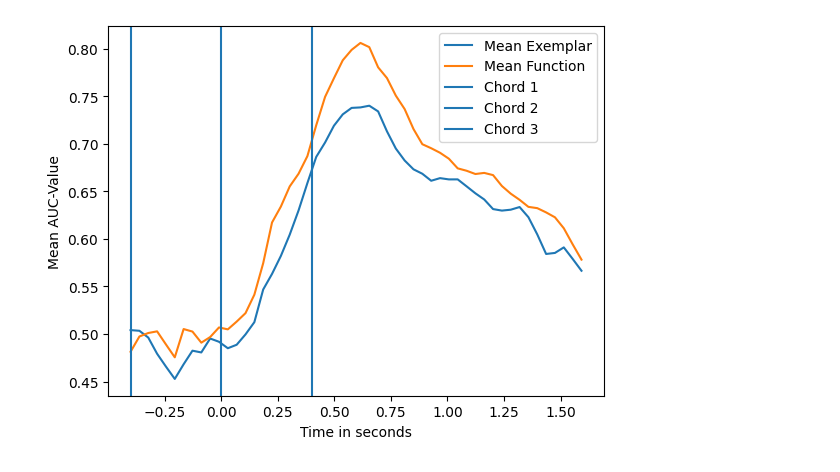
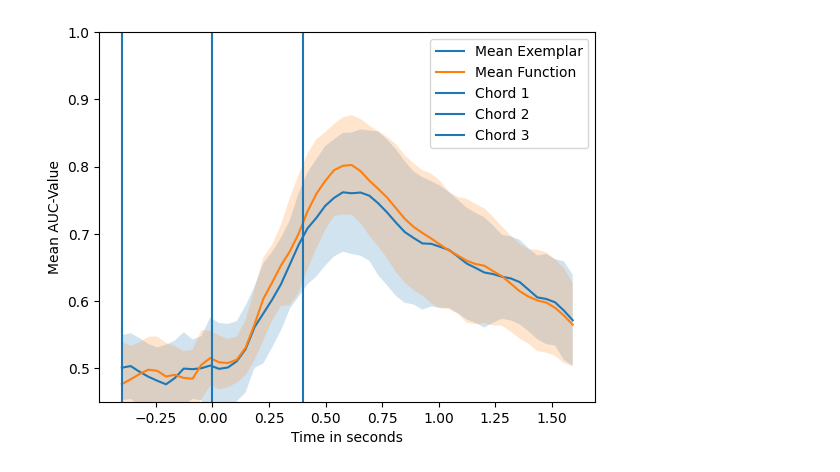
Before and after one commit to Rripped/eeg-chord-oddball, a Jupyter notebook: statistical_analysis.ipynb, the cells around one changed output. Drawn from its saved outputs; the diff is of its cells as text; code cells hidden in the pictures.

Commit message:
Merged results and improved plot

```diff
--- a/statistical_analysis.ipynb
+++ b/statistical_analysis.ipynb
@@ -2,6 +2,18 @@
 import numpy as np
 import matplotlib.pyplot as plt
 import os
+# %%
+def find_txt_files(directory):
+    # List to hold the names of .txt files
+    txt_files = []
+
+    # Loop through the files and directories in 'directory'
+    for filename in os.listdir(directory):
+        # Check if the filename ends with .txt
+        if filename.endswith('.txt'):
+            txt_files.append(filename)
+
+    return txt_files
 # %%
 # Step and window size used for generating data
 step = 5
@@ -9,46 +21,56 @@ window = 13
 
 # Directory where the files are stored
 data_dir = "./data"
-file_pattern = "auc_roc_sl_13_5_0{}.txt"
+file_paths = find_txt_files(data_dir)
 
-# Assuming subject IDs are numeric and sequential, modify as per your data
-subject_ids = [27, 28, 29, 31, 32, 33, 34, 35, 36, 37, 38, 39] # Replace with actual subject IDs
+file_paths = file_paths[:-1]
 
 # List to store data from all subjects
 all_roc_exemplar = []
 all_roc_function = []
 
 # Process each file
-for subject_id in subject_ids:
-    file_path = os.path.join(data_dir, file_pattern.format(subject_id))
+for file_name in file_paths:
+    file_path = data_dir + "/" + file_name
     if os.path.exists(file_path):
         # Read the data from the file
         data = np.loadtxt(file_path)
 
         # Append the data to the lists
+        #all_roc_exemplar.append(abs(np.array(data[:, 0]) - 0.5) + 0.5)
+        #all_roc_function.append(abs(np.array(data[:, 1]) - 0.5) + 0.5)
+
         all_roc_exemplar.append(data[:, 0])
         all_roc_function.append(data[:, 1])
 
 # Convert lists to NumPy arrays for efficient computation
 all_roc_exemplar = np.array(all_roc_exemplar)
 all_roc_function = np.array(all_roc_function)
 
 # Compute the mean values using NumPy
 mean_roc_exemplar = np.mean(all_roc_exemplar, axis=0)
 mean_roc_function = np.mean(all_roc_function, axis=0)
 
+std_roc_exemplar = np.std(all_roc_exemplar, axis=0)
+std_roc_function = np.std(all_roc_function, axis=0)
+
 # Generate the time vector
 time = [i * step / 128 - 0.4 for i in range(len(mean_roc_exemplar))]
 
 # Plotting
 plt.plot(time, mean_roc_exemplar, label="Mean Exemplar")
+plt.fill_between(time, mean_roc_exemplar - std_roc_exemplar, mean_roc_exemplar + std_roc_exemplar, alpha=0.2)
+
 plt.plot(time, mean_roc_function, label="Mean Function")
+plt.fill_between(time, mean_roc_function - std_roc_function, mean_roc_function + std_roc_function, alpha=0.2)
+
 plt.axvline(-0.4, label="Chord 1")
 plt.axvline(0, label="Chord 2")
 plt.axvline(0.4, label="Chord 3")
+plt.ylim((0.45, 1))
 plt.ylabel("Mean AUC-Value")
 plt.xlabel("Time in seconds")
 plt.legend()
 plt.show()
 # %% [output]
-[figure, old version]
+[figure, new version]
```
Also changed, not shown: parts of 1 cell of this notebook, 30 other files.
